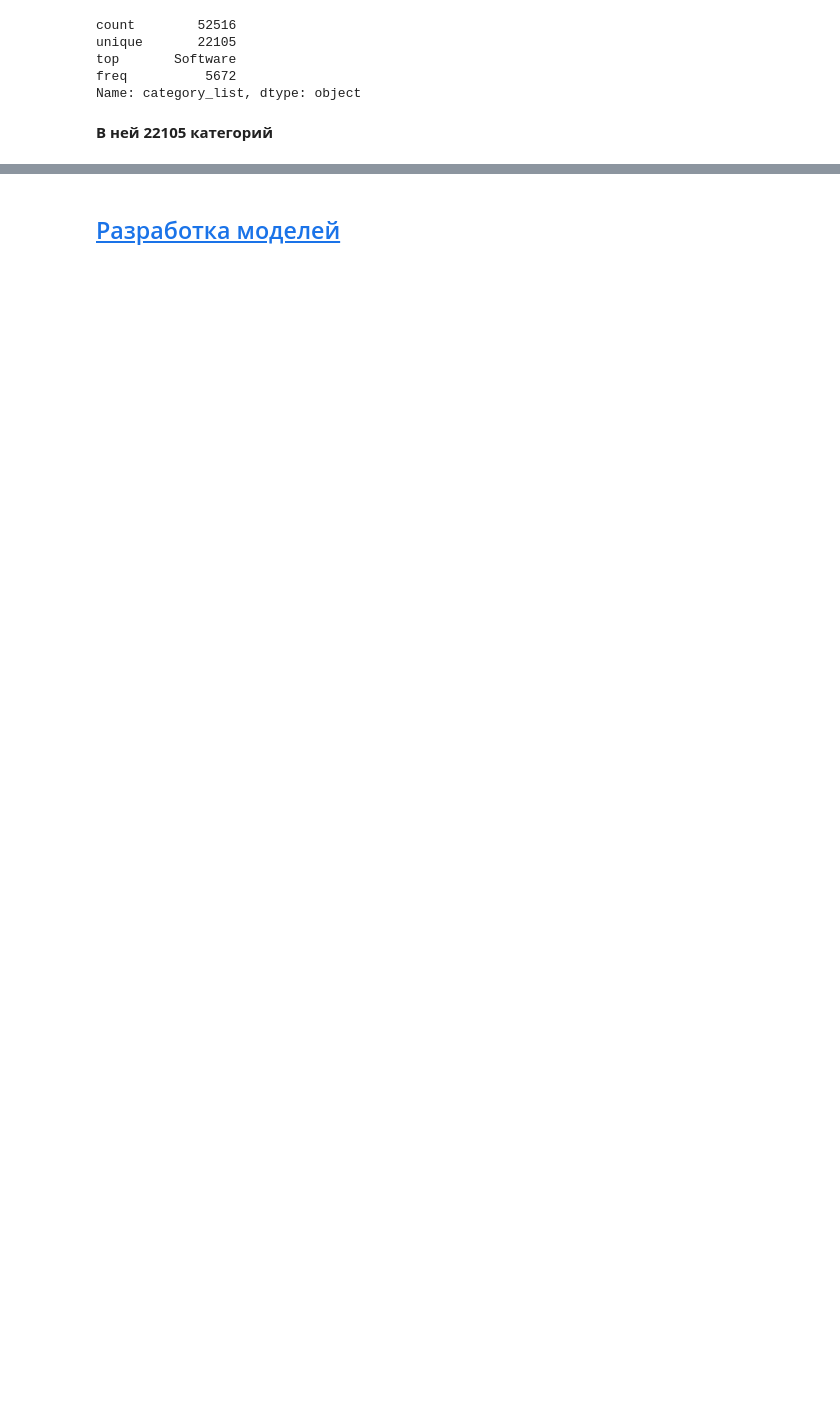
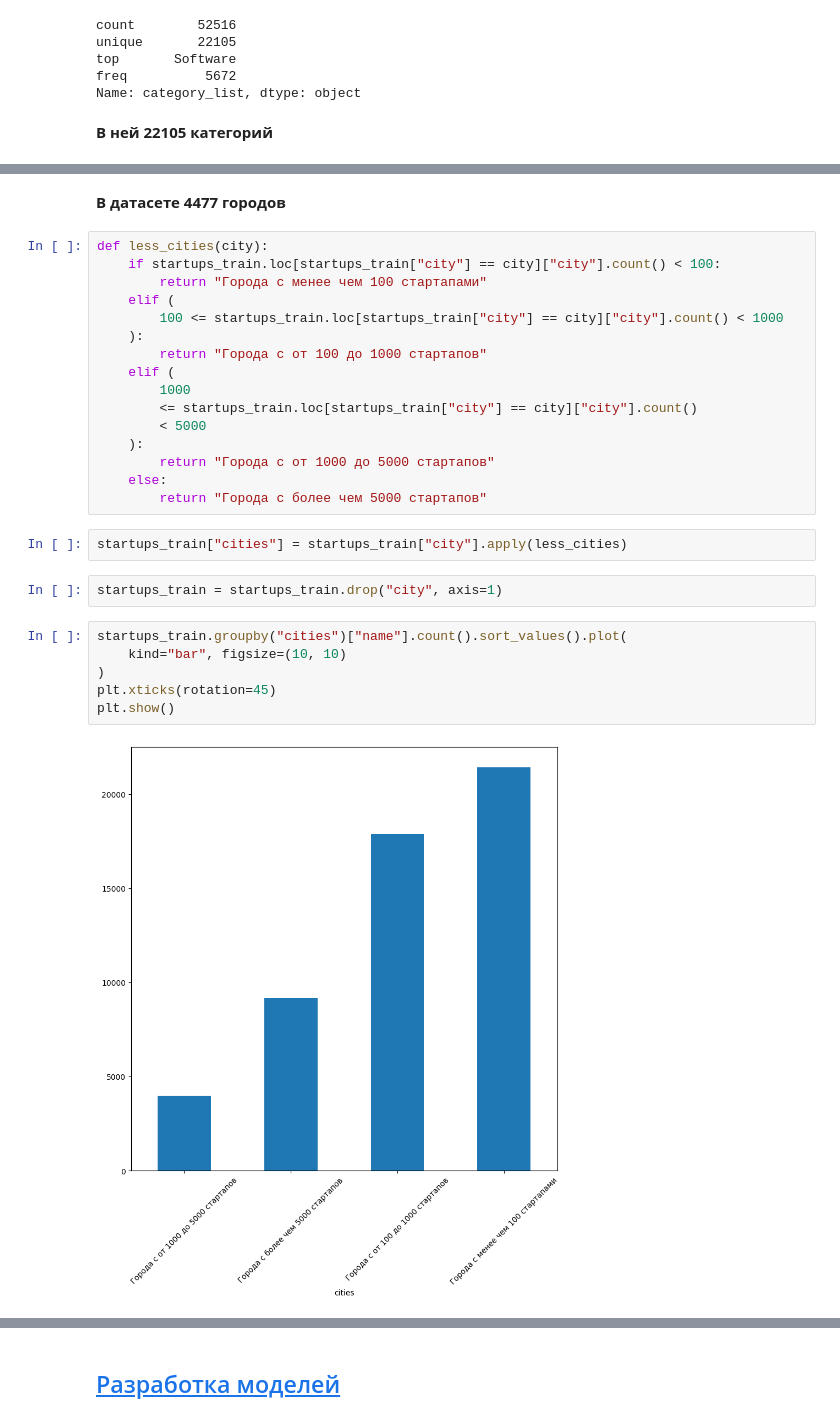
Before and after one commit to VladimirEis/masterskaya_project, a Jupyter notebook: masterskaya_project.ipynb, the cells around one changed output, grey strips where cells are left out. Cells and saved outputs as stored; diff of their text form; blank space fills up the shorter version.

```diff
--- a/masterskaya_project.ipynb
+++ b/masterskaya_project.ipynb
@@ -882,0 +859,30 @@ startups_train['countries'] = startups_train['country_code'].apply(less_countrie
+# %% [markdown]
+**В датасете 4477 городов**
+# %%
+def less_cities(city):
+    if startups_train.loc[startups_train["city"] == city]["city"].count() < 100:
+        return "Города с менее чем 100 стартапами"
+    elif (
+        100 <= startups_train.loc[startups_train["city"] == city]["city"].count() < 1000
+    ):
+        return "Города с от 100 до 1000 стартапов"
+    elif (
+        1000
+        <= startups_train.loc[startups_train["city"] == city]["city"].count()
+        < 5000
+    ):
+        return "Города с от 1000 до 5000 стартапов"
+    else:
+        return "Города с более чем 5000 стартапов"
+# %%
+startups_train["cities"] = startups_train["city"].apply(less_cities)
+# %%
+startups_train = startups_train.drop("city", axis=1)
+# %%
+startups_train.groupby("cities")["name"].count().sort_values().plot(
+    kind="bar", figsize=(10, 10)
+)
+plt.xticks(rotation=45)
+plt.show()
+# %% [output]
+[figure, added]
```
Also changed, not shown: parts of 65 cells of this notebook.
